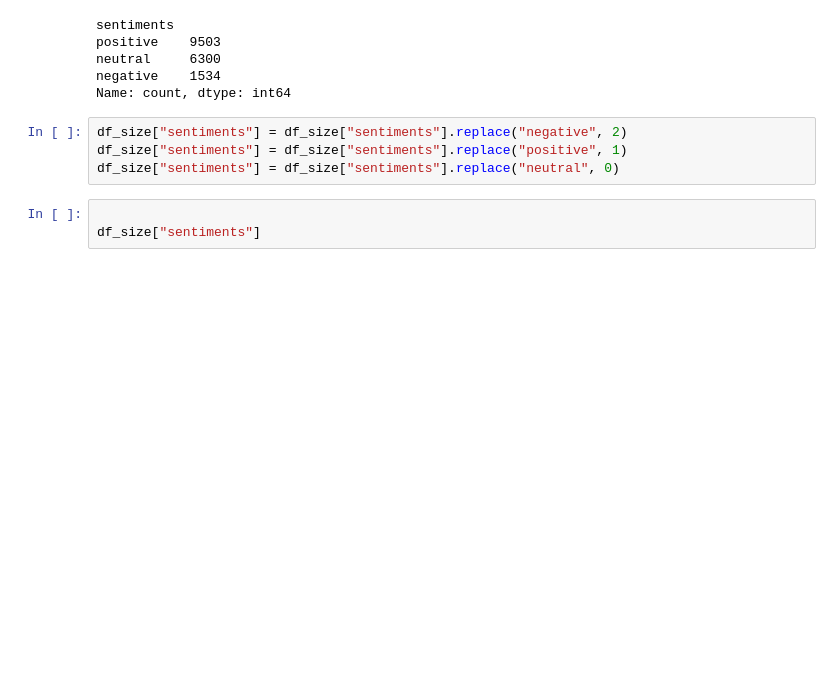
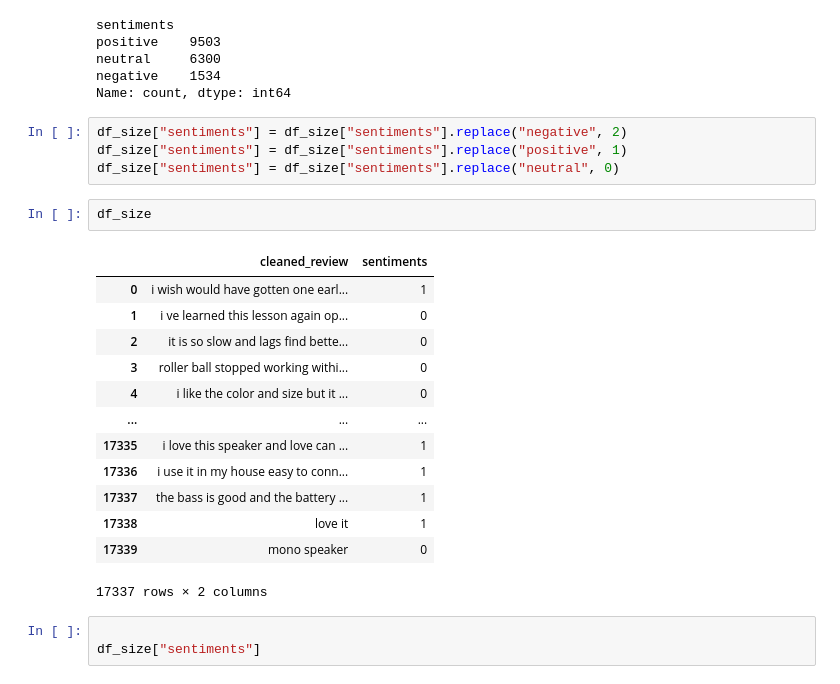
Before and after one commit to 7efirochka/Feedback-Sorter, a Jupyter notebook: notebooks/data_process.ipynb, the cells around one changed output. Saved outputs shown, nothing was run; the diff lists cells and outputs as text; blank space fills up the shorter version.

```diff
--- a/notebooks/data_process.ipynb
+++ b/notebooks/data_process.ipynb
@@ -70,6 +114,22 @@ Name: count, dtype: int64
 df_size["sentiments"] = df_size["sentiments"].replace("negative", 2)
 df_size["sentiments"] = df_size["sentiments"].replace("positive", 1)
 df_size["sentiments"] = df_size["sentiments"].replace("neutral", 0)
+# %%
+df_size
+# %% [output]
+|  | cleaned_review | sentiments |
+| 0 | i wish would have gotten one earl... | 1 |
+| 1 | i ve learned this lesson again op... | 0 |
+| 2 | it is so slow and lags find bette... | 0 |
+| 3 | roller ball stopped working withi... | 0 |
+| 4 | i like the color and size but it ... | 0 |
+| ... | ... | ... |
+| 17335 | i love this speaker and love can ... | 1 |
+| 17336 | i use it in my house easy to conn... | 1 |
+| 17337 | the bass is good and the battery ... | 1 |
+| 17338 | love it | 1 |
+| 17339 | mono speaker | 0 |
+17337 rows × 2 columns
 # %%
 
 df_size["sentiments"]
```
Also changed, not shown: parts of 3 cells of this notebook, 25 other files.
